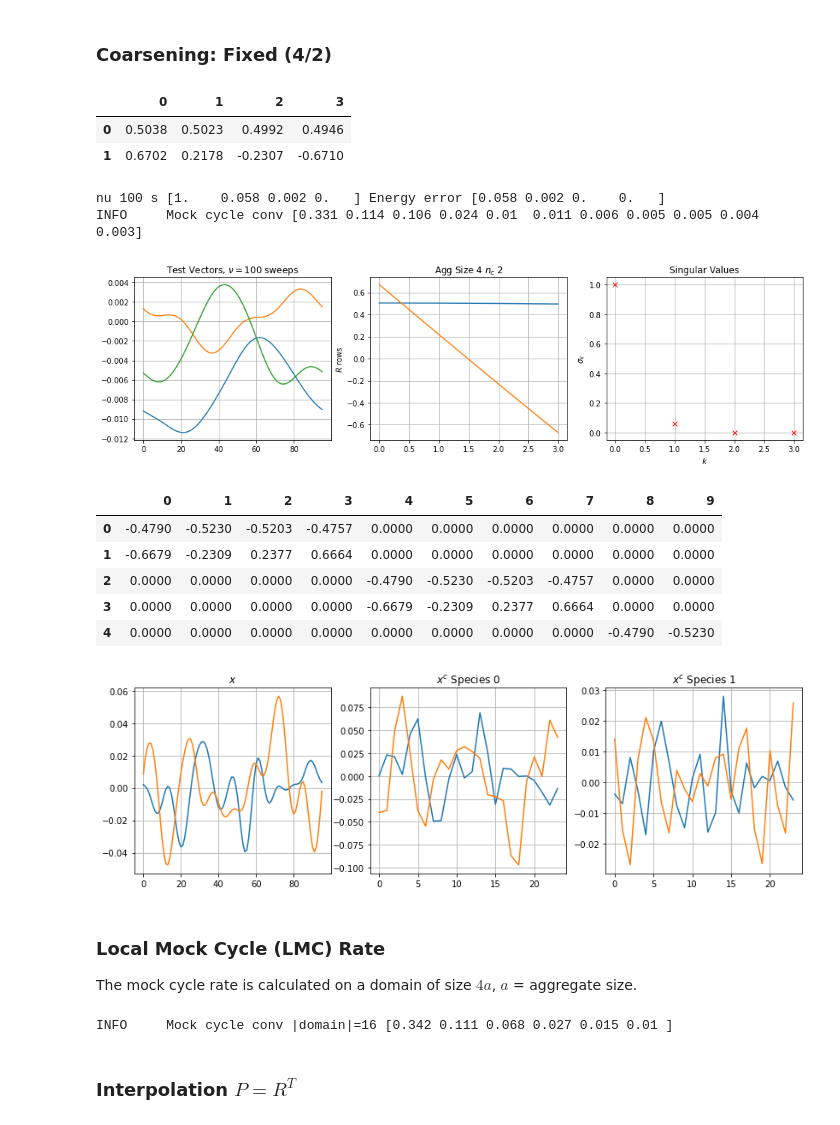
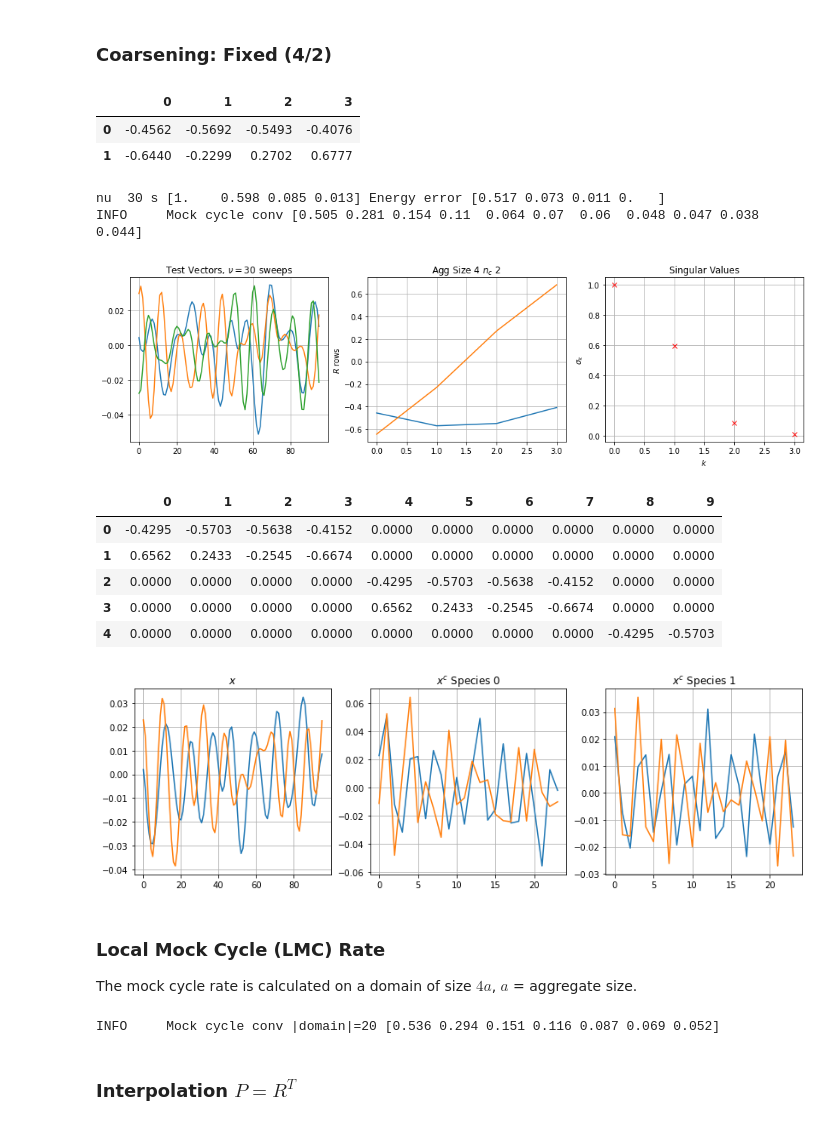
Before and after one commit to 436ahsan/Helmholtz, a Jupyter notebook: notebooks/repetitive/4_2_coarsening_3_level.ipynb, the cells around one changed output. Cells and saved outputs as stored; diff of their text form; code cells hidden in the pictures.

```diff
--- a/notebooks/repetitive/4_2_coarsening_3_level.ipynb
+++ b/notebooks/repetitive/4_2_coarsening_3_level.ipynb
@@ -342,28 +342,29 @@ num_components = 2
 #     r.shape, aggregate_size, nc, cr, mean_energy_error, num_sweeps, mock_conv, mock_efficiency))
 # coarsener.get_coarsening_info(1, fmt="dataframe")
 # %%
-plot_svd_coarsening_accuracy(level, 100, aggregate_size, num_components)
+plot_svd_coarsening_accuracy(level, 30, aggregate_size, num_components)
 # %% [output]
 |  | 0 | 1 | 2 | 3 |
-| 0 | 0.5038 | 0.5023 | 0.4992 | 0.4946 |
-| 1 | 0.6702 | 0.2178 | -0.2307 | -0.6710 |
+| 0 | -0.4562 | -0.5692 | -0.5493 | -0.4076 |
+| 1 | -0.6440 | -0.2299 | 0.2702 | 0.6777 |
-nu 100 s [1.    0.058 0.002 0.   ] Energy error [0.058 0.002 0.    0.   ]
-INFO     Mock cycle conv [0.331 0.114 0.106 0.024 0.01  0.011 0.006 0.005 0.005 0.004 0.003]
+nu  30 s [1.    0.598 0.085 0.013] Energy error [0.517 0.073 0.011 0.   ]
+INFO     Mock cycle conv [0.505 0.281 0.154 0.11  0.064 0.07  0.06  0.048 0.047 0.038 0.044]
-[figure, old version]
+[figure, new version]
 # %%
+aggregate_size, num_components = 4, 2
 r, s = hm.repetitive.locality.create_coarsening(x, aggregate_size, num_components, normalize=False)
 R = r.tile(level.size // aggregate_size)
 xc = R.dot(x)
 display(pd.DataFrame(R[:5,:10].todense()))
 hm.repetitive.locality.plot_coarsening(R, x)
 # %% [output]
 |  | 0 | 1 | 2 | 3 | 4 | 5 | 6 | 7 | 8 | 9 |
-| 0 | -0.4790 | -0.5230 | -0.5203 | -0.4757 | 0.0000 | 0.0000 | 0.0000 | 0.0000 | 0.0000 | 0.0000 |
-| 1 | -0.6679 | -0.2309 | 0.2377 | 0.6664 | 0.0000 | 0.0000 | 0.0000 | 0.0000 | 0.0000 | 0.0000 |
-| 2 | 0.0000 | 0.0000 | 0.0000 | 0.0000 | -0.4790 | -0.5230 | -0.5203 | -0.4757 | 0.0000 | 0.0000 |
-| 3 | 0.0000 | 0.0000 | 0.0000 | 0.0000 | -0.6679 | -0.2309 | 0.2377 | 0.6664 | 0.0000 | 0.0000 |
-| 4 | 0.0000 | 0.0000 | 0.0000 | 0.0000 | 0.0000 | 0.0000 | 0.0000 | 0.0000 | -0.4790 | -0.5230 |
+| 0 | -0.4295 | -0.5703 | -0.5638 | -0.4152 | 0.0000 | 0.0000 | 0.0000 | 0.0000 | 0.0000 | 0.0000 |
+| 1 | 0.6562 | 0.2433 | -0.2545 | -0.6674 | 0.0000 | 0.0000 | 0.0000 | 0.0000 | 0.0000 | 0.0000 |
+| 2 | 0.0000 | 0.0000 | 0.0000 | 0.0000 | -0.4295 | -0.5703 | -0.5638 | -0.4152 | 0.0000 | 0.0000 |
+| 3 | 0.0000 | 0.0000 | 0.0000 | 0.0000 | 0.6562 | 0.2433 | -0.2545 | -0.6674 | 0.0000 | 0.0000 |
+| 4 | 0.0000 | 0.0000 | 0.0000 | 0.0000 | 0.0000 | 0.0000 | 0.0000 | 0.0000 | -0.4295 | -0.5703 |
-[figure, old version]
+[figure, new version]
 # %% [markdown]
 ### Local Mock Cycle (LMC) Rate
 The mock cycle rate is calculated on a domain of size $4 a$, $a$ = aggregate size.
@@ -370,12 +373,12 @@ The mock cycle rate is calculated on a domain of size $4 a$, $a$ = aggregate siz
 # %%
 # Calculate local mock cycle convergence rate on a domain of size 4 * aggregate_size.
-m = 4
+m = 5
 nu_values = np.arange(1, num_sweeps + 1)
 mock_conv = hm.repetitive.locality.mock_conv_factor_for_domain_size(kh, discretization, r, aggregate_size, m * aggregate_size, nu_values)
 _LOGGER.info("Mock cycle conv |domain|={} {}".format(
     m * aggregate_size, np.array2string(mock_conv, precision=3)))
 # %% [output]
-INFO     Mock cycle conv |domain|=16 [0.342 0.111 0.068 0.027 0.015 0.01 ]
+INFO     Mock cycle conv |domain|=20 [0.536 0.294 0.151 0.116 0.087 0.069 0.052]
 # %% [markdown]
 ### Interpolation $P = R^T$
 # %%
```
Also changed, not shown: parts of 28 cells of this notebook, 4 other files.
